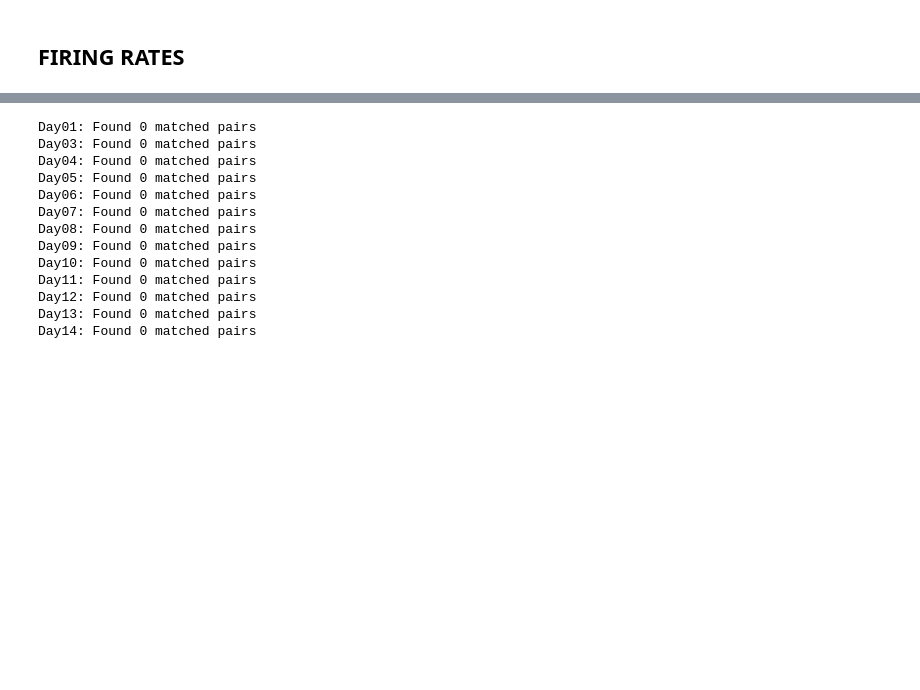
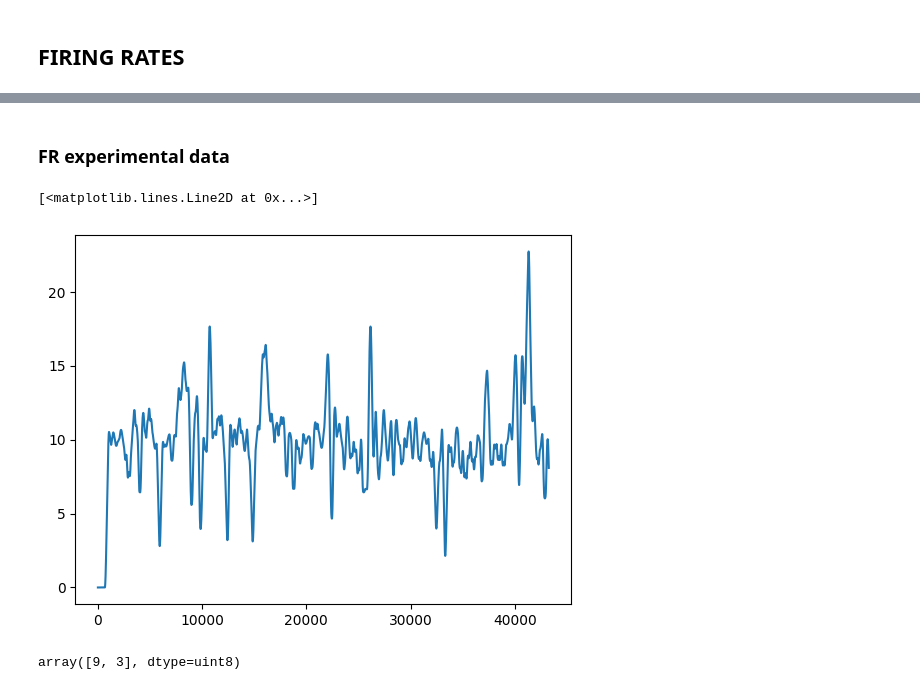
Before and after one commit to natmtc/flexible-motoneuron-control, a Jupyter notebook: Experimental_data_analysis_test.ipynb, the cells around one changed output, grey strips where cells are left out. Cells and saved outputs as stored; diff of their text form; code cells hidden in the pictures; blank space fills up the shorter version.

```diff
--- a/Experimental_data_analysis_test.ipynb
+++ b/Experimental_data_analysis_test.ipynb
@@ -1939,44 +1461,0 @@ for filename in sorted(os.listdir(fr_folder)):
-# %%
-import pandas as pd
-
-csv_path = "/Users/nmt121/Desktop/Repositories/Motoneuron_Model/Data_MN_Model/Data_final/max_fr_to_match/average_max_firing_rates_per_day.csv"
-exp_df = pd.read_csv(csv_path)
-
-# Example: get all day labels and experimental FRs
-exp_by_day = {row['Day']: (float(row['Avg_Max_FR_Neuron_0']), float(row['Avg_Max_FR_Neuron_1']))for _, row in exp_df.iterrows()}
-
-
-tolerance = 10.0
-all_matches = {}  # day → list of (i, j) pairs
-
-for day_label, (fr_target_0, fr_target_1) in exp_by_day.items():
-    i_idx, j_idx = np.triu_indices(len(vth_values), k=1)
-    vth_diff = vth_values[j_idx] - vth_values[i_idx]
-
-    fr_i = max_frs[i_idx]
-    fr_j = max_frs[j_idx]
-
-    fr_match = (
-        (np.abs(fr_i - fr_target_0) <= tolerance) &
-        (np.abs(fr_j - fr_target_1) <= tolerance)
-    )
-
-    valid_mask = (vth_diff > 0) & fr_match
-    matched_pairs = list(zip(i_idx[valid_mask], j_idx[valid_mask]))
-
-    all_matches[day_label] = matched_pairs
-    print(f"{day_label}: Found {len(matched_pairs)} matched pairs")
-# %% [output]
-Day01: Found 0 matched pairs
-Day03: Found 0 matched pairs
-Day04: Found 0 matched pairs
-Day05: Found 0 matched pairs
-Day06: Found 0 matched pairs
-Day07: Found 0 matched pairs
-Day08: Found 0 matched pairs
-Day09: Found 0 matched pairs
-Day10: Found 0 matched pairs
-Day11: Found 0 matched pairs
-Day12: Found 0 matched pairs
-Day13: Found 0 matched pairs
-Day14: Found 0 matched pairs
@@ -2028,0 +1462,32 @@ Day14: Found 0 matched pairs
+# %%
+def spikes_to_firing_rate(spike_array, fs, window_duration=0.3):
+
+    n_units, T = spike_array.shape
+    wlen = int(round(window_duration * fs))
+    wlen = max(3, wlen + (wlen % 2 == 0))  # prefer odd length >=3
+    h = windows.hann(wlen)
+    h /= h.sum()
+    fr = np.empty_like(spike_array, dtype=float)
+    for i in range(n_units):
+        fr[i] = convolve(spike_array[i], h, mode='same') * fs
+    return fr
+# %% [markdown]
+### FR experimental data
+# %%
+
+file_path = "/Users/nmt121/Desktop/DATA/S1/E3_MB01_Day01High_21.pkl"
+with open(file_path, "rb") as f:
+    data = pickle.load(f)
+
+spike_array = data["MU"]
+fs = 2048
+fr_exp = spikes_to_firing_rate(spike_array, fs, window_duration=0.3)
+fr_exp.T.shape
+plt.plot(fr_exp[0,:])
+# %% [output]
+[<matplotlib.lines.Line2D at 0x...>]
+[figure, added]
+# %%
+data["Idx_MU_Pair"]
+# %% [output]
+array([9, 3], dtype=uint8)
```
Also changed, not shown: parts of 25 cells of this notebook, 5 other files.
